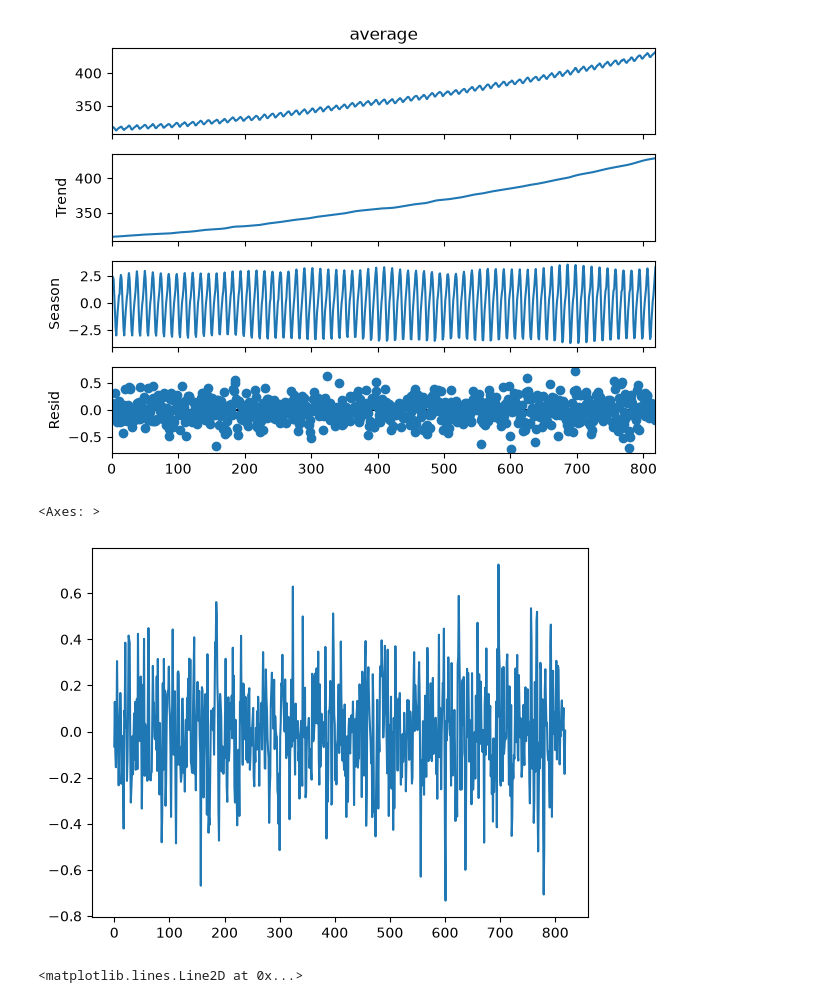
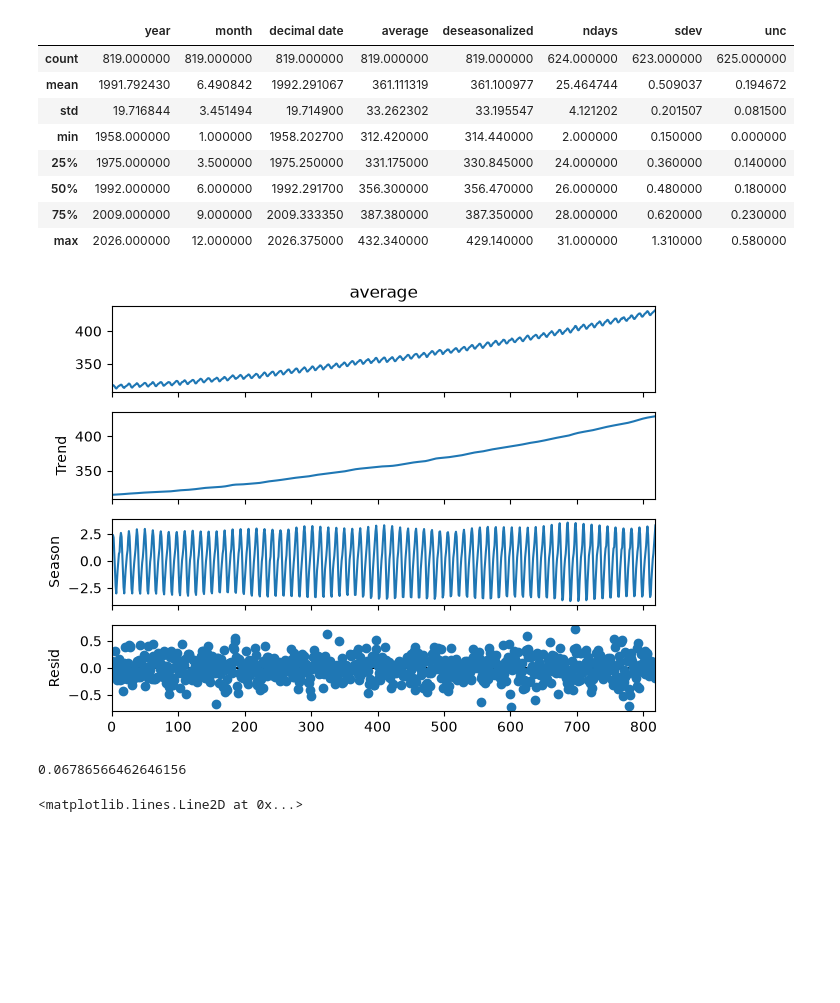
Before and after one commit to zo-ff/anomaly-detection, a Jupyter notebook: aaa.ipynb, the cells around one changed output. Saved outputs shown, nothing was run; the diff lists cells and outputs as text; code cells hidden in the pictures; blank space fills up the shorter version.

```diff
--- a/aaa.ipynb
+++ b/aaa.ipynb
@@ -1,21 +1,35 @@
 # %%
 from statsmodels.tsa.seasonal import STL
 import pandas as pd
 import numpy as np
 
 df=pd.read_csv('co2_mm_mlo.csv',comment='#')
 df=df.replace([-1,-9.99,-0.99],np.nan)
+df.describe()
+# %% [output]
+|  | year | month | decimal date | average | deseasonalized | ndays | sdev | unc |
+| count | 819.000000 | 819.000000 | 819.000000 | 819.000000 | 819.000000 | 624.000000 | 623.000000 | 625.000000 |
+| mean | 1991.792430 | 6.490842 | 1992.291067 | 361.111319 | 361.100977 | 25.464744 | 0.509037 | 0.194672 |
+| std | 19.716844 | 3.451494 | 19.714900 | 33.262302 | 33.195547 | 4.121202 | 0.201507 | 0.081500 |
+| min | 1958.000000 | 1.000000 | 1958.202700 | 312.420000 | 314.440000 | 2.000000 | 0.150000 | 0.000000 |
+| 25% | 1975.000000 | 3.500000 | 1975.250000 | 331.175000 | 330.845000 | 24.000000 | 0.360000 | 0.140000 |
+| 50% | 1992.000000 | 6.000000 | 1992.291700 | 356.300000 | 356.470000 | 26.000000 | 0.480000 | 0.180000 |
+| 75% | 2009.000000 | 9.000000 | 2009.333350 | 387.380000 | 387.350000 | 28.000000 | 0.620000 | 0.230000 |
+| max | 2026.000000 | 12.000000 | 2026.375000 | 432.340000 | 429.140000 | 31.000000 | 1.310000 | 0.580000 |
 # %%
 import matplotlib.pyplot as plt
+from scipy import stats
 
 stl=STL(df['average'],period=12)
 result=stl.fit()
 result.plot()
 plt.show()
+
+stat, p = stats.normaltest(result.resid.dropna())   #正規性検定
+print(p)
 # %% [output]
 [figure]
-<Axes: >
+0.06786566462646156
-[figure, removed]
 # %%
 threshold=result.resid.std()*3
 anm=abs(result.resid)>threshold
```
Also changed, not shown: parts of 1 cell of this notebook, 2 other files.
